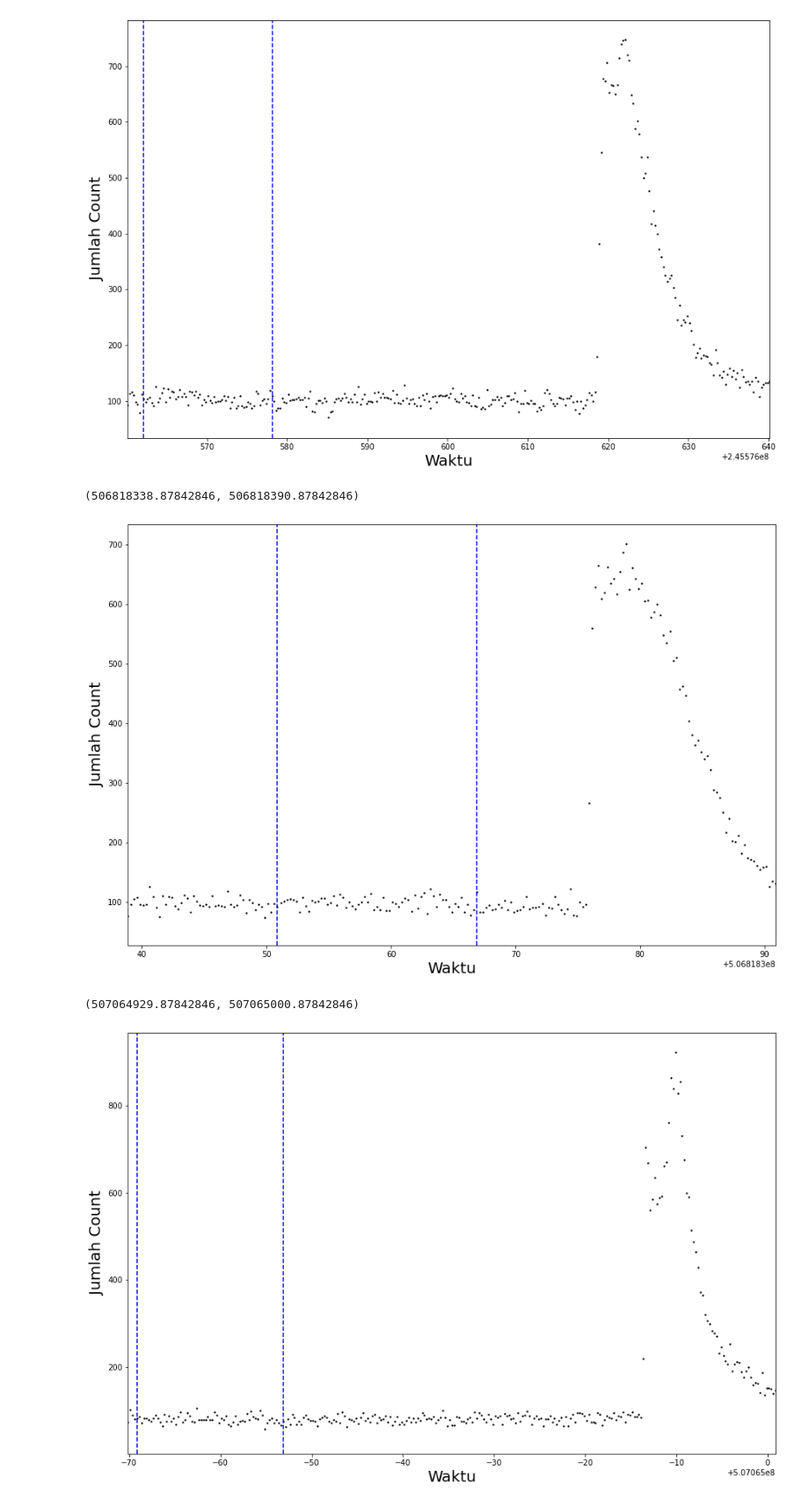
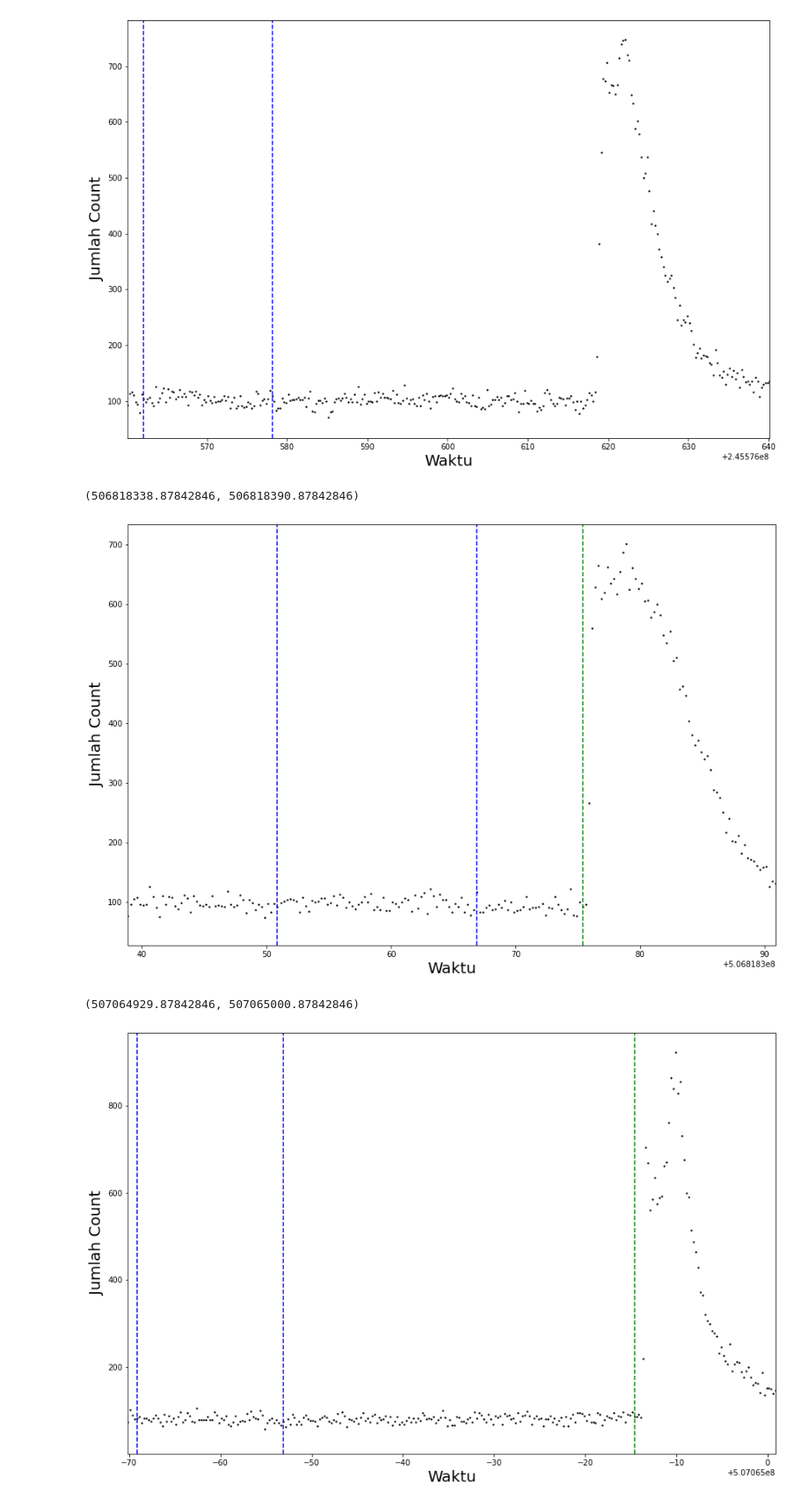
Before and after one commit to muhammaddaud23/time-resolved-spectroscopy, a Jupyter notebook: monitor.ipynb, the cells around one changed output. Shown at 88% size. Cells and saved outputs as stored; diff of their text form; code cells hidden in the pictures.

```diff
--- a/monitor.ipynb
+++ b/monitor.ipynb
@@ -79,26 +92,26 @@ ax.set_ylabel('Jumlah Count',fontsize=20)
 #plt.axvline(x=245157264.87843037,c='red',ls='--')
 plt.axvline(x=506818350.87842846,c='blue',ls='--')
 plt.axvline(x=506818366.87842846,c='blue',ls='--')
-#plt.axvline(x=245157317.37843037,c='green',ls='--')
+plt.axvline(x=506818375.37842846,c='green',ls='--')
 ax.set_xlim([506818338.87842846,506818390.87842846])
 # %% [output]
 (506818338.87842846, 506818390.87842846)
-[figure, old version]
+[figure, new version]
 # %%
 #No 7 FS4f_1e392eb0-1e393c36
 fig,ax = plt.subplots(figsize=(15,10))
 ax.scatter(time,count,s=2,color='black')
 ax.set_xlabel('Waktu',fontsize=20)
 ax.set_ylabel('Jumlah Count',fontsize=20)
 #plt.axvline(x=245157280.87843037,c='red',ls='--')
 #plt.axvline(x=245157264.87843037,c='red',ls='--')
 plt.axvline(x=507064930.87842846,c='blue',ls='--')
 plt.axvline(x=507064946.87842846,c='blue',ls='--')
-#plt.axvline(x=245157317.37843037,c='green',ls='--')
+plt.axvline(x=507064985.37842846,c='green',ls='--')
 ax.set_xlim([507064929.87842846,507065000.87842846])
 # %% [output]
 (507064929.87842846, 507065000.87842846)
-[figure, old version]
+[figure, new version]
 # %%
 #No 8 FS4f_1e489e00-1e48ac3f
 fig,ax = plt.subplots(figsize=(15,10))
```
Also changed, not shown: parts of 11 cells of this notebook, 7 other files.
